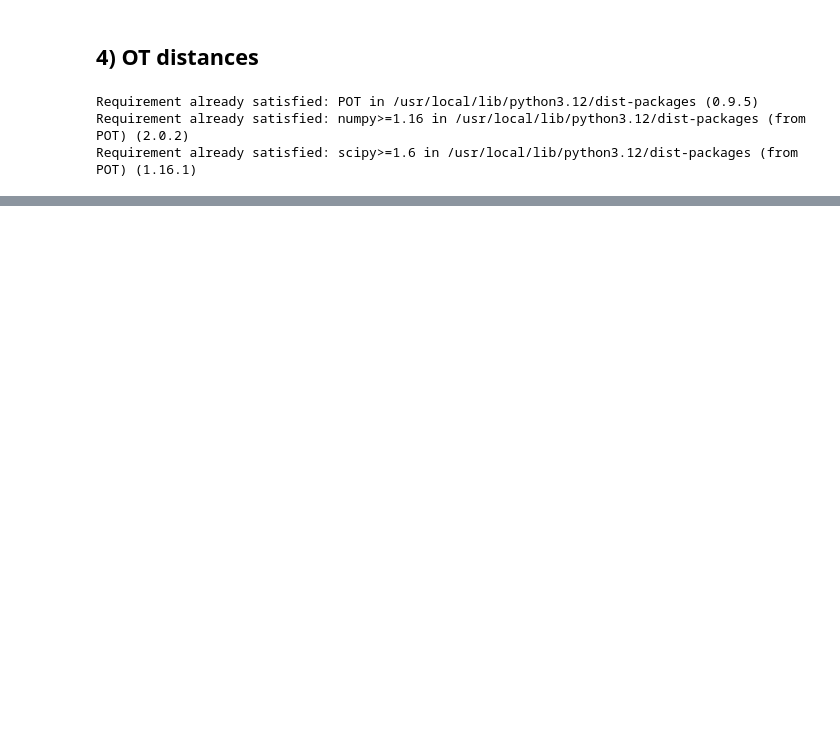
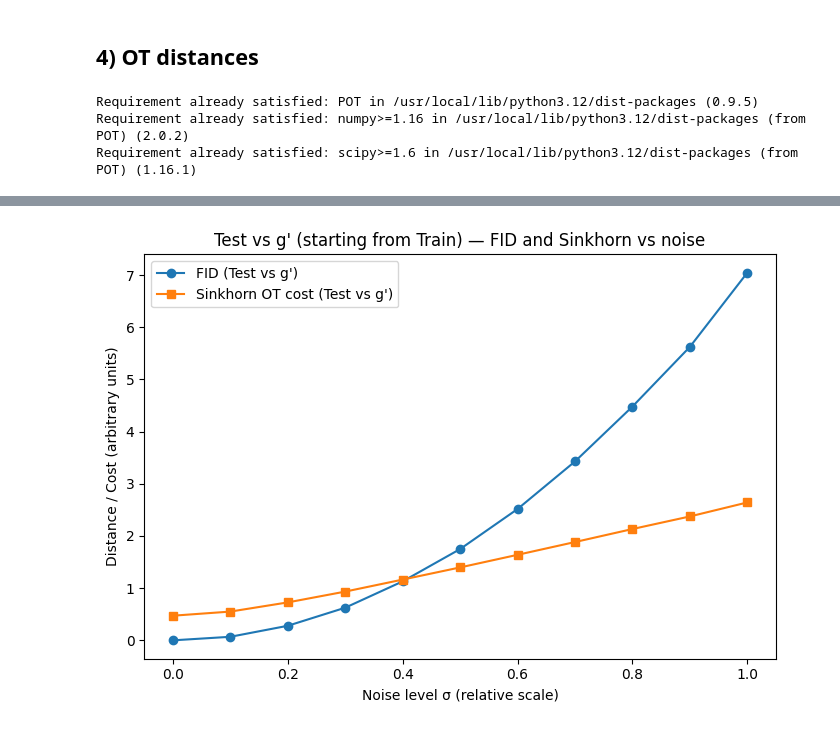
Before and after one commit to NirSeg/CVLab-2025, a Jupyter notebook: mnist_ot_passive.ipynb, the cells around one changed output, grey strips where cells are left out. Saved outputs shown, nothing was run; the diff lists cells and outputs as text; code cells hidden in the pictures; blank space fills up the shorter version.

```diff
--- a/mnist_ot_passive.ipynb
+++ b/mnist_ot_passive.ipynb
@@ -522,0 +648,92 @@ OT (with dropped classes): {'train_test_diff': 5.967722829497951e-23, 'train_tes
+# %%
+# === Noise-sweep evaluation (Part 2): Test vs g' (starting from Train, add noise) ===
+# Uses the same helper functions from Part 1:
+#   - compute_fid, sinkhorn_cost, add_gaussian_noise_like, align_equal_sizes
+
+import numpy as np
+import matplotlib.pyplot as plt
+
+def noise_sweep_test_vs_noisy_train(
+    train_feats: np.ndarray,
+    test_feats: np.ndarray,
+    noise_levels: np.ndarray | list[float] = np.linspace(0.0, 1.0, 11),
+    reg: float = 0.1,
+    nit: int = 100,
+    metric: str = "euclidean",
+    fid_eps: float = 1e-6,
+    seed: int | None = 123,
+    per_feature_noise: bool = True,
+):
+    """
+    Compare Test vs g' where g' starts from Train and progressively adds Gaussian noise.
+    For each noise level sigma:
+      - Build g' = Train + noise(sigma)
+      - Compute FID(Test, g')
+      - Compute Sinkhorn OT cost(Test, g')
+    Returns a dict with arrays of metrics and plots the curves.
+
+    Notes:
+      * We align sizes of Train and Test for fair comparison and uniform OT marginals.
+      * Noise can be per-feature scaled (default) or global (set per_feature_noise=False).
+    """
+    rng = np.random.default_rng(seed)
+
+    # Ensure equal sizes across sets
+    train_eq, test_eq = align_equal_sizes(train_feats, test_feats, rng=rng)
+
+    noise_levels = np.asarray(noise_levels, dtype=float)
+    fid_vals = np.zeros_like(noise_levels, dtype=float)
+    ot_vals  = np.zeros_like(noise_levels, dtype=float)
+
+    for i, sigma in enumerate(noise_levels):
+        # g' starts from train, then add noise
+        g_prime = add_gaussian_noise_like(
+            base=train_eq,
+            sigma=sigma,
+            rng=rng,
+            per_feature=per_feature_noise
+        )
+
+        # Distances vs Test
+        fid_vals[i] = compute_fid(test_eq, g_prime, eps=fid_eps)
+        ot_vals[i]  = sinkhorn_cost(test_eq, g_prime, reg=reg, metric=metric, nit=nit)
+
+        print(f"[sigma={sigma:.3f}] FID(Test, g')={fid_vals[i]:.6f} | "
+              f"Sinkhorn(Test, g')={ot_vals[i]:.6f}")
+
+    # Plot curves
+    plt.figure(figsize=(7, 5))
+    plt.plot(noise_levels, fid_vals, marker='o', label="FID (Test vs g')")
+    plt.plot(noise_levels, ot_vals,  marker='s', label="Sinkhorn OT cost (Test vs g')")
+    plt.xlabel("Noise level σ (relative scale)")
+    plt.ylabel("Distance / Cost (arbitrary units)")
+    plt.title("Test vs g' (starting from Train) — FID and Sinkhorn vs noise")
+    plt.legend()
+    plt.tight_layout()
+    plt.show()
+
+    return {
+        "noise_levels": noise_levels,
+        "fid": fid_vals,
+        "sinkhorn_cost": ot_vals,
+    }
+
+# --- Example call (uses your sub-sampled features already in memory) ---
+results_noise_sweep_part2 = noise_sweep_test_vs_noisy_train(
+    train_feats=train_feats_sub,
+    test_feats=test_feats_sub,
+    noise_levels=np.linspace(0.0, 1.0, 11),  # starts at best case: g' = train (sigma=0)
+    reg=0.1,
+    nit=100,
+    metric="euclidean",
+    fid_eps=1e-6,
+    seed=321,
+    per_feature_noise=True,
+)
+
+print("Summary (Part 2):")
+for s, f, o in zip(results_noise_sweep_part2["noise_levels"],
+                   results_noise_sweep_part2["fid"],
+                   results_noise_sweep_part2["sinkhorn_cost"]):
+    print(f"sigma={s:.3f} | FID(Test, g')={f:.6f} | Sinkhorn(Test, g')={o:.6f}")
+# %% [output]
@@ -522,0 +751 @@ OT (with dropped classes): {'train_test_diff': 5.967722829497951e-23, 'train_tes
+[figure, added]
```
Also changed, not shown: parts of 16 cells of this notebook.
